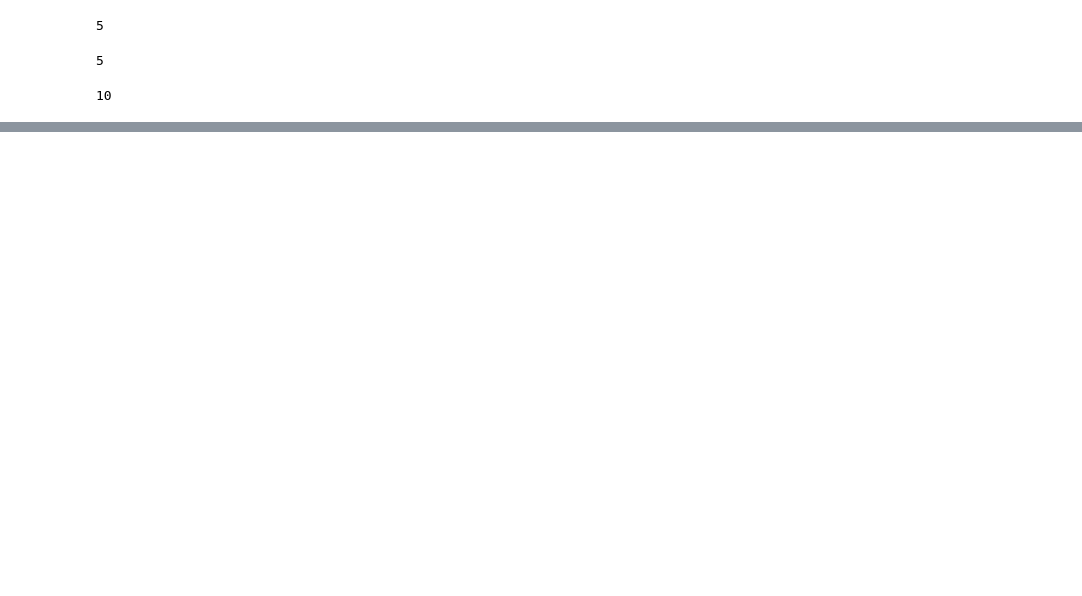
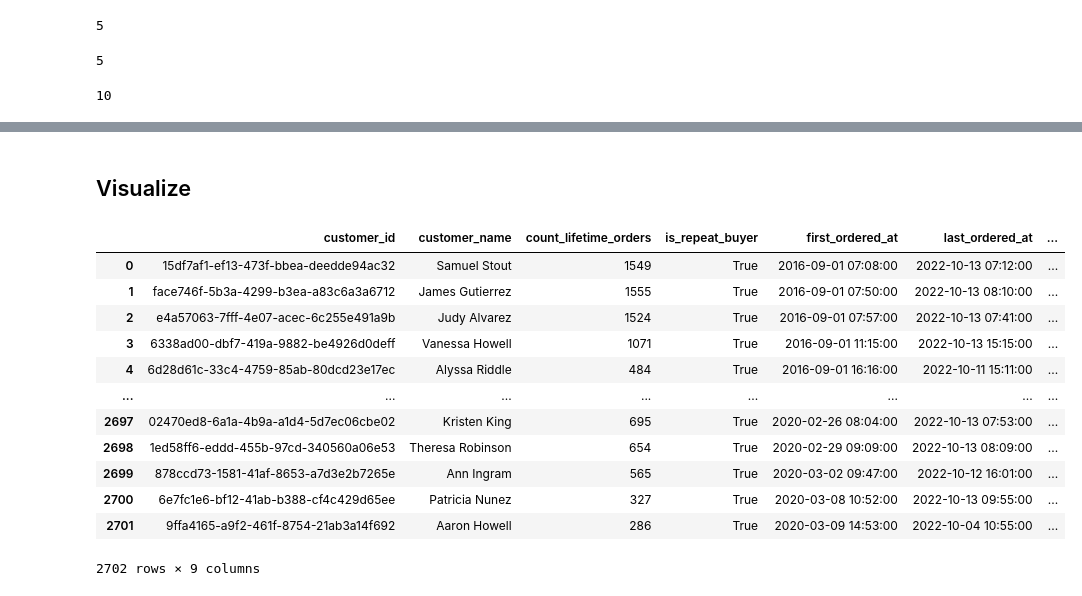
Before and after one commit to dbt-labs/dbt-demo-data, a Jupyter notebook: ibis.ipynb, the cells around one changed output, grey strips where cells are left out. Saved outputs shown, nothing was run; the diff lists cells and outputs as text; code cells hidden in the pictures; blank space fills up the shorter version.

```diff
--- a/ibis.ipynb
+++ b/ibis.ipynb
@@ -407,3 +364,5 @@ df = customers.execute(limit=None)
+# %% [markdown]
+## Visualize
 # %%
 import seaborn as sns
 
@@ -417,3 +378,19 @@ plt.style.use(["dark_background"])
+# %%
+df
+# %% [output]
+|  | customer_id | customer_name | count_lifetime_orders | is_repeat_buyer | first_ordered_at | last_ordered_at | ... |
+| 0 | 15df7af1-ef13-473f-bbea-deedde94ac32 | Samuel Stout | 1549 | True | 2016-09-01 07:08:00 | 2022-10-13 07:12:00 | ... |
+| 1 | face746f-5b3a-4299-b3ea-a83c6a3a6712 | James Gutierrez | 1555 | True | 2016-09-01 07:50:00 | 2022-10-13 08:10:00 | ... |
+| 2 | e4a57063-7fff-4e07-acec-6c255e491a9b | Judy Alvarez | 1524 | True | 2016-09-01 07:57:00 | 2022-10-13 07:41:00 | ... |
+| 3 | 6338ad00-dbf7-419a-9882-be4926d0deff | Vanessa Howell | 1071 | True | 2016-09-01 11:15:00 | 2022-10-13 15:15:00 | ... |
+| 4 | 6d28d61c-33c4-4759-85ab-80dcd23e17ec | Alyssa Riddle | 484 | True | 2016-09-01 16:16:00 | 2022-10-11 15:11:00 | ... |
+| ... | ... | ... | ... | ... | ... | ... | ... |
+| 2697 | 02470ed8-6a1a-4b9a-a1d4-5d7ec06cbe02 | Kristen King | 695 | True | 2020-02-26 08:04:00 | 2022-10-13 07:53:00 | ... |
+| 2698 | 1ed58ff6-eddd-455b-97cd-340560a06e53 | Theresa Robinson | 654 | True | 2020-02-29 09:09:00 | 2022-10-13 08:09:00 | ... |
+| 2699 | 878ccd73-1581-41af-8653-a7d3e2b7265e | Ann Ingram | 565 | True | 2020-03-02 09:47:00 | 2022-10-12 16:01:00 | ... |
+| 2700 | 6e7fc1e6-bf12-41ab-b388-cf4c429d65ee | Patricia Nunez | 327 | True | 2020-03-08 10:52:00 | 2022-10-13 09:55:00 | ... |
+| 2701 | 9ffa4165-a9f2-461f-8754-21ab3a14f692 | Aaron Howell | 286 | True | 2020-03-09 14:53:00 | 2022-10-04 10:55:00 | ... |
+2702 rows × 9 columns
 # %%
 sns.kdeplot(data=df, x="lifetime_spend", fill=True, alpha=0.5)
 # %% [output]
```
Also changed, not shown: parts of 25 cells of this notebook.
